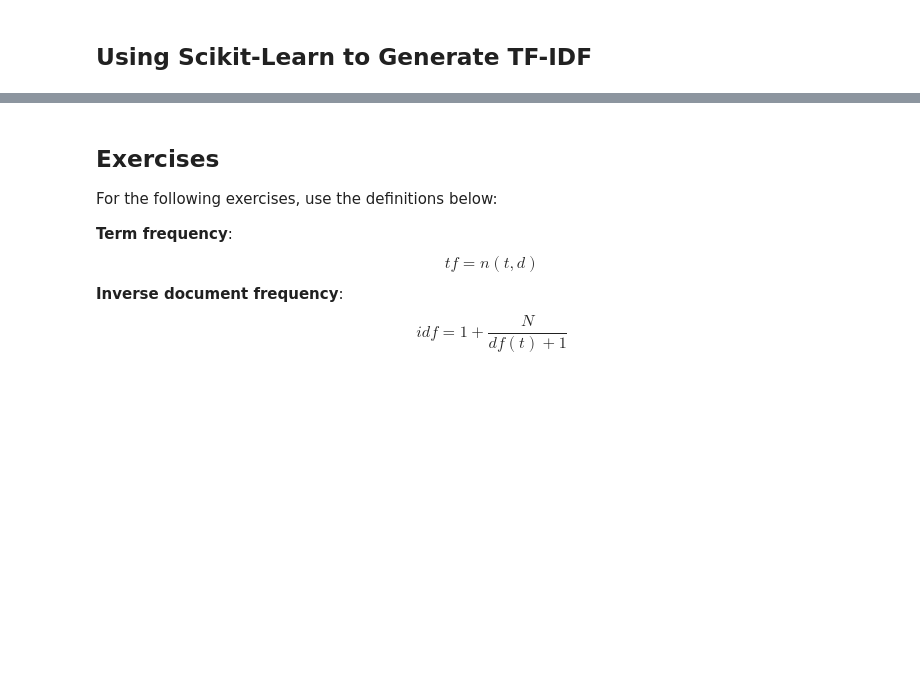
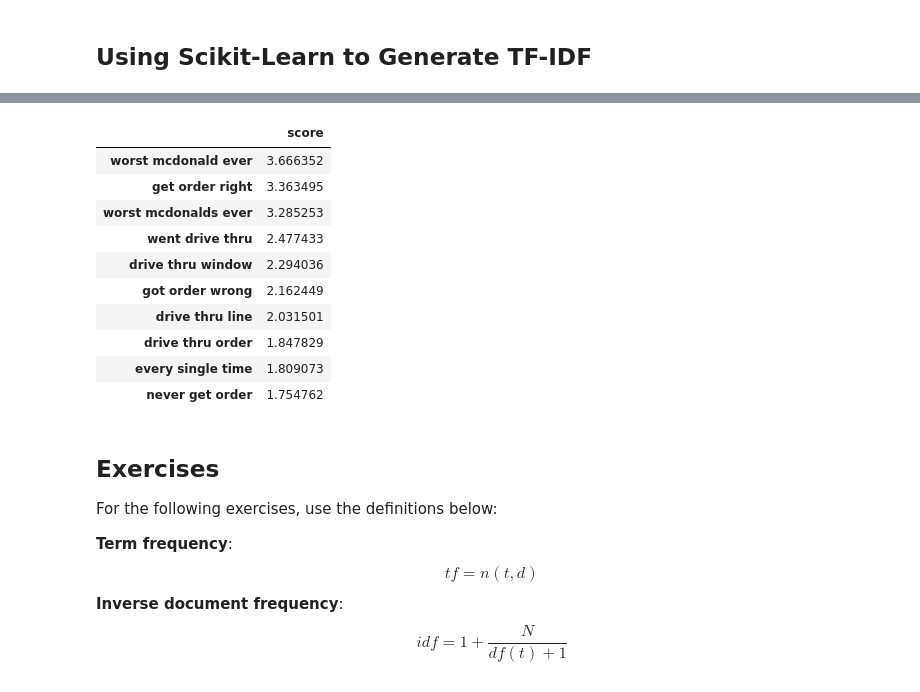
Before and after one commit to ychennay/dso-560-nlp-text-analytics, a Jupyter notebook: week3/Cosine Similarity, PMI, Collocation.ipynb, the cells around one changed output, grey strips where cells are left out. Cells and saved outputs as stored; diff of their text form; code cells hidden in the pictures; blank space fills up the shorter version.

```diff
--- a/week3/Cosine Similarity, PMI, Collocation.ipynb
+++ b/week3/Cosine Similarity, PMI, Collocation.ipynb
@@ -181,6 +216,20 @@ tf_idf = pd.DataFrame(X.toarray().transpose(), index=terms)
 tf_idf = tf_idf.sum(axis=1)
 score = pd.DataFrame(tf_idf, columns=["score"])
 score.sort_values(by="score", ascending=False, inplace=True)
+# %%
+score.head(10)
+# %% [output]
+|  | score |
+| worst mcdonald ever | 3.666352 |
+| get order right | 3.363495 |
+| worst mcdonalds ever | 3.285253 |
+| went drive thru | 2.477433 |
+| drive thru window | 2.294036 |
+| got order wrong | 2.162449 |
+| drive thru line | 2.031501 |
+| drive thru order | 1.847829 |
+| every single time | 1.809073 |
+| never get order | 1.754762 |
 # %%
 score.to_csv("scores.csv")
 # %% [markdown]
```
Also changed, not shown: parts of 5 cells of this notebook, 4 other files.
